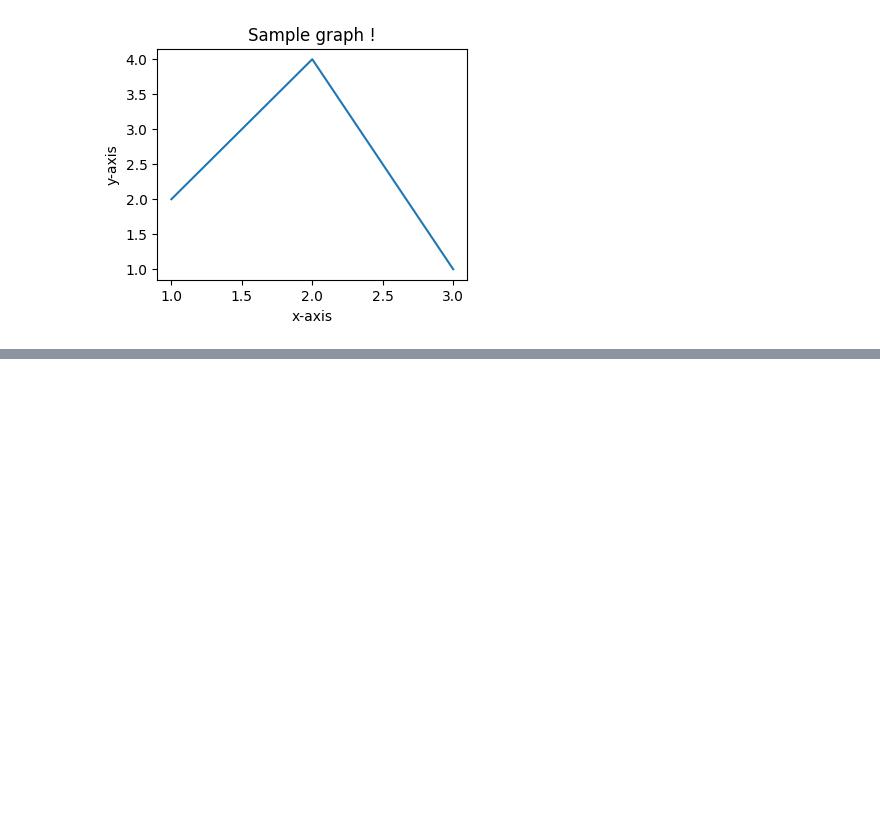
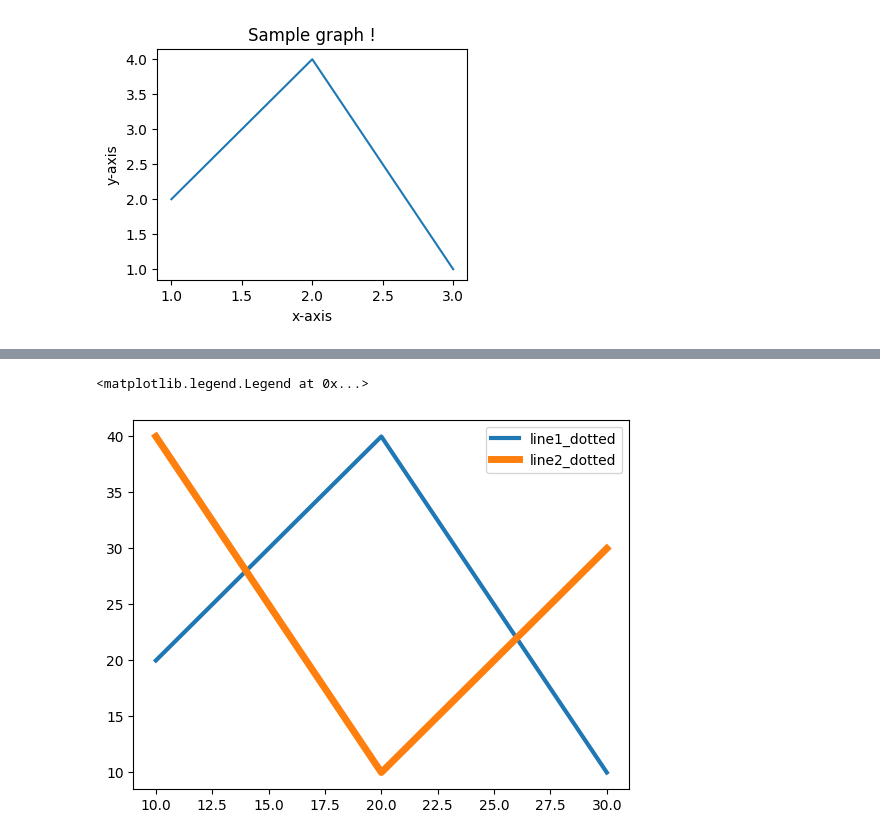
Before and after one commit to Sanya-Katiyar-Eng/ML_Basics, a Jupyter notebook: Practice_question/matplotlib_practice_w3schools.ipynb, the cells around one changed output, grey strips where cells are left out. Cells and saved outputs as stored; diff of their text form; code cells hidden in the pictures; blank space fills up the shorter version.

```diff
--- a/Practice_question/matplotlib_practice_w3schools.ipynb
+++ b/Practice_question/matplotlib_practice_w3schools.ipynb
@@ -40,0 +60,7 @@ pd.DataFrame(data)
+# %%
+plt.plot(x,y,linewidth=3,label='line1_dotted')
+plt.plot(x2,y2,linewidth=5,label='line2_dotted')
+plt.legend()
+# %% [output]
+<matplotlib.legend.Legend at 0x...>
+[figure, added]
```
Also changed, not shown: parts of 5 cells of this notebook.
